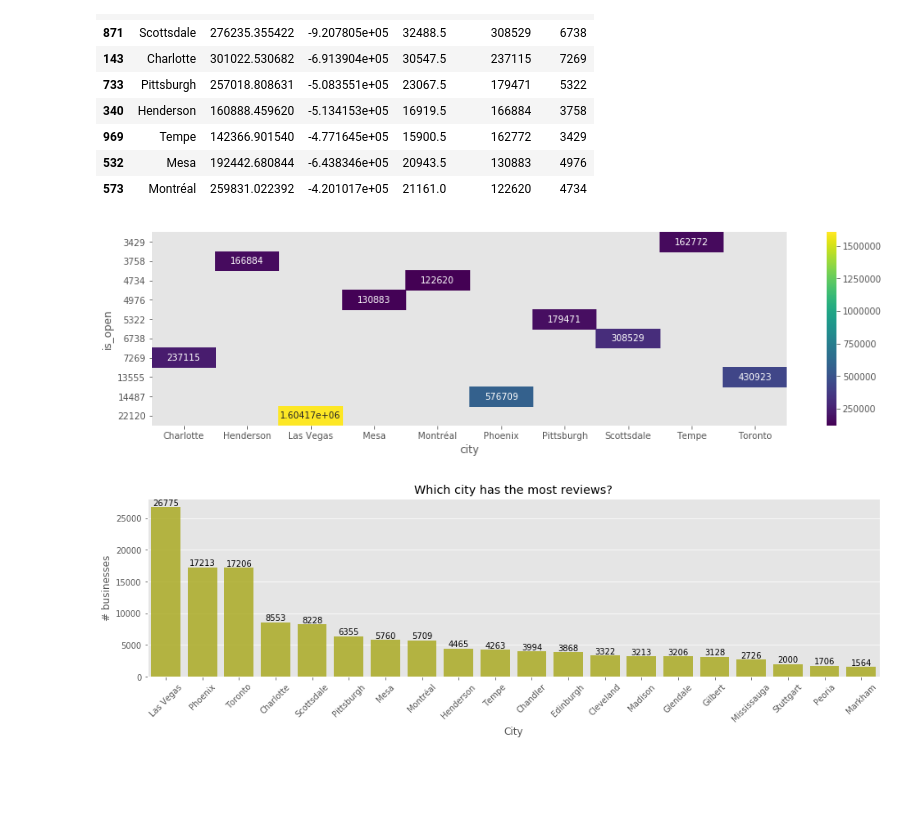
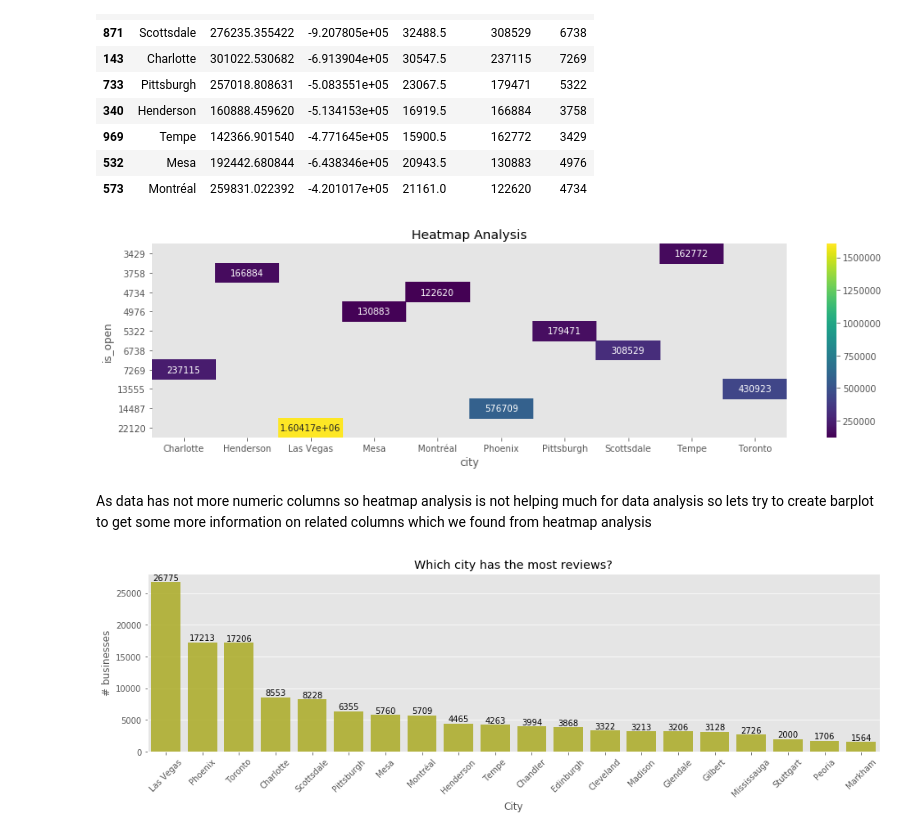
Before and after one commit to PallaviW/Yelp_Capstone_Project, a Jupyter notebook: Yelp_Capstone Project .ipynb, the cells around one changed output. Cells and saved outputs as stored; diff of their text form; code cells hidden in the pictures; blank space fills up the shorter version.

```diff
--- a/Yelp_Capstone Project .ipynb
+++ b/Yelp_Capstone Project .ipynb
@@ -200,14 +205,17 @@ business_data_top
 # %%
 #Get the distribution of the review counts as per cities
 business_data_top = business.groupby(['city']).sum().reset_index()
 business_data_top = business_data_top.sort_values([('review_count')],ascending=False)
 business_data_top = business_data_top.head(10)
 plt.figure(figsize=(16,4))
+plt.title('Heatmap Analysis')
 result = business_data_top.pivot(index='is_open', columns='city', values='review_count')
 sns.heatmap(result, annot=True, fmt="g", cmap='viridis')
 plt.show()
 # %% [output]
-[figure, old version]
+[figure, new version]
+# %% [markdown]
+As data has not more numeric columns so heatmap analysis is not helping much for data analysis so lets try to create barplot to get some more information on related columns which we found from heatmap analysis
 # %%
 #Get the distribution of the ratings
 x=business['city'].value_counts()
```
Also changed, not shown: parts of 9 cells of this notebook.
